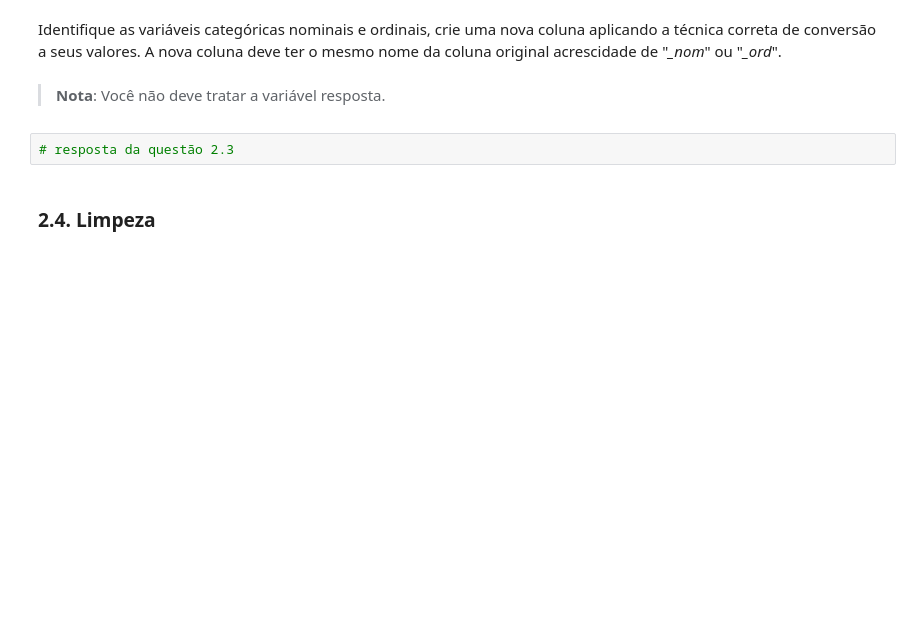
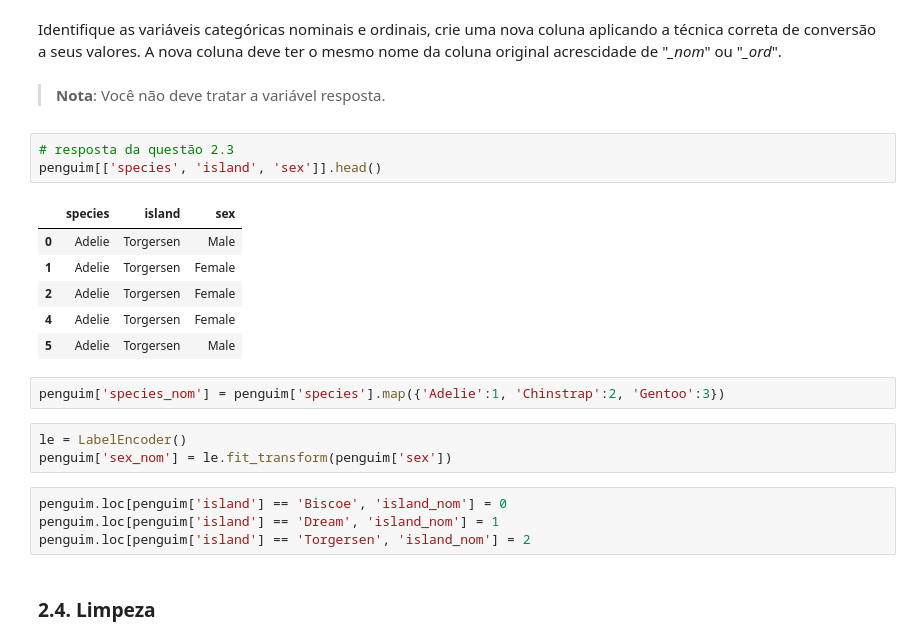
Before and after one commit to leaop/Cursos, a Jupyter notebook: EBAC/atividade23.ipynb, the cells around one changed output. Saved outputs shown, nothing was run; the diff lists cells and outputs as text; blank space fills up the shorter version.

```diff
--- a/EBAC/atividade23.ipynb
+++ b/EBAC/atividade23.ipynb
@@ -174,6 +176,23 @@ Identifique as variáveis categóricas nominais e ordinais, crie uma nova coluna
 > **Nota**: Você não deve tratar a variável resposta.
 # %%
 # resposta da questão 2.3
+penguim[['species', 'island', 'sex']].head()
+# %% [output]
+|  | species | island | sex |
+| 0 | Adelie | Torgersen | Male |
+| 1 | Adelie | Torgersen | Female |
+| 2 | Adelie | Torgersen | Female |
+| 4 | Adelie | Torgersen | Female |
+| 5 | Adelie | Torgersen | Male |
+# %%
+penguim['species_nom'] = penguim['species'].map({'Adelie':1, 'Chinstrap':2, 'Gentoo':3})
+# %%
+le = LabelEncoder()
+penguim['sex_nom'] = le.fit_transform(penguim['sex'])
+# %%
+penguim.loc[penguim['island'] == 'Biscoe', 'island_nom'] = 0
+penguim.loc[penguim['island'] == 'Dream', 'island_nom'] = 1
+penguim.loc[penguim['island'] == 'Torgersen', 'island_nom'] = 2
 # %% [markdown]
 ### **2.4. Limpeza**
 # %% [markdown]
```
Also changed, not shown: parts of 13 cells of this notebook.
